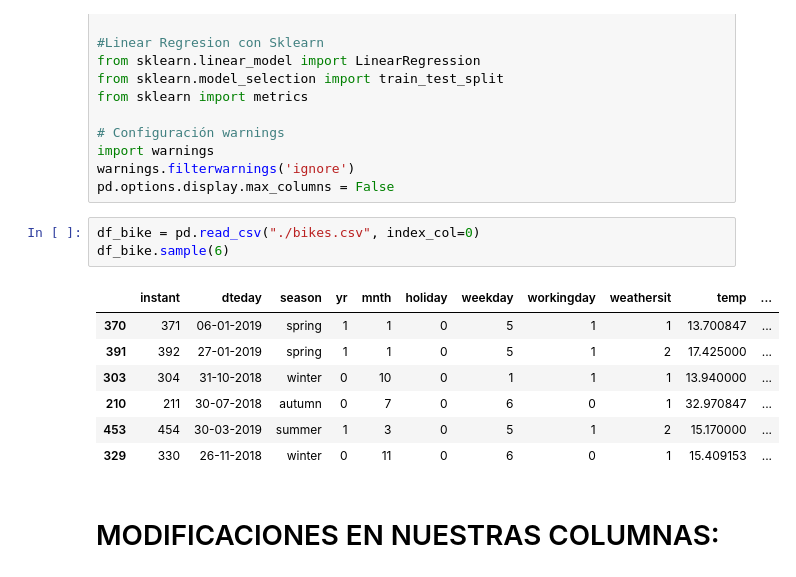
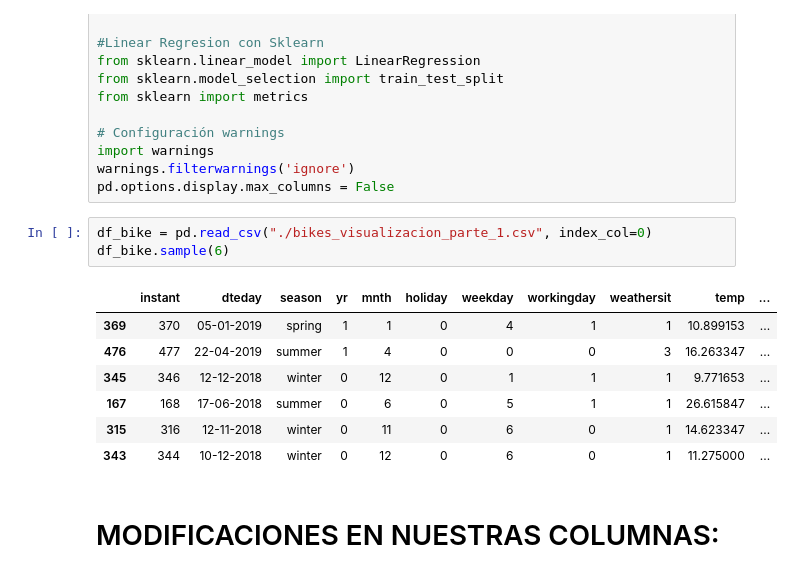
Before and after one commit to Adalab/project-da-promo-A-module-3-team-1, a Jupyter notebook: Modificacion_columnas_ parte_2.ipynb, the cells around one changed output. Saved outputs shown, nothing was run; the diff lists cells and outputs as text.

```diff
--- a/Modificacion_columnas_ parte_2.ipynb
+++ b/Modificacion_columnas_ parte_2.ipynb
@@ -38,16 +38,16 @@ import warnings
 warnings.filterwarnings('ignore')
 pd.options.display.max_columns = False
 # %%
-df_bike = pd.read_csv("./bikes.csv", index_col=0)
+df_bike = pd.read_csv("./bikes_visualizacion_parte_1.csv", index_col=0)
 df_bike.sample(6)
 # %% [output]
 |  | instant | dteday | season | yr | mnth | holiday | weekday | workingday | weathersit | temp | ... |
-| 370 | 371 | 06-01-2019 | spring | 1 | 1 | 0 | 5 | 1 | 1 | 13.700847 | ... |
-| 391 | 392 | 27-01-2019 | spring | 1 | 1 | 0 | 5 | 1 | 2 | 17.425000 | ... |
-| 303 | 304 | 31-10-2018 | winter | 0 | 10 | 0 | 1 | 1 | 1 | 13.940000 | ... |
-| 210 | 211 | 30-07-2018 | autumn | 0 | 7 | 0 | 6 | 0 | 1 | 32.970847 | ... |
-| 453 | 454 | 30-03-2019 | summer | 1 | 3 | 0 | 5 | 1 | 2 | 15.170000 | ... |
-| 329 | 330 | 26-11-2018 | winter | 0 | 11 | 0 | 6 | 0 | 1 | 15.409153 | ... |
+| 369 | 370 | 05-01-2019 | spring | 1 | 1 | 0 | 4 | 1 | 1 | 10.899153 | ... |
+| 476 | 477 | 22-04-2019 | summer | 1 | 4 | 0 | 0 | 0 | 3 | 16.263347 | ... |
+| 345 | 346 | 12-12-2018 | winter | 0 | 12 | 0 | 1 | 1 | 1 | 9.771653 | ... |
+| 167 | 168 | 17-06-2018 | summer | 0 | 6 | 0 | 5 | 1 | 1 | 26.615847 | ... |
+| 315 | 316 | 12-11-2018 | winter | 0 | 11 | 0 | 6 | 0 | 1 | 14.623347 | ... |
+| 343 | 344 | 10-12-2018 | winter | 0 | 12 | 0 | 6 | 0 | 1 | 11.275000 | ... |
 # %% [markdown]
 # MODIFICACIONES EN NUESTRAS COLUMNAS:
 # %% [markdown]
```
Also changed, not shown: parts of 3 cells of this notebook, 6 other files.
